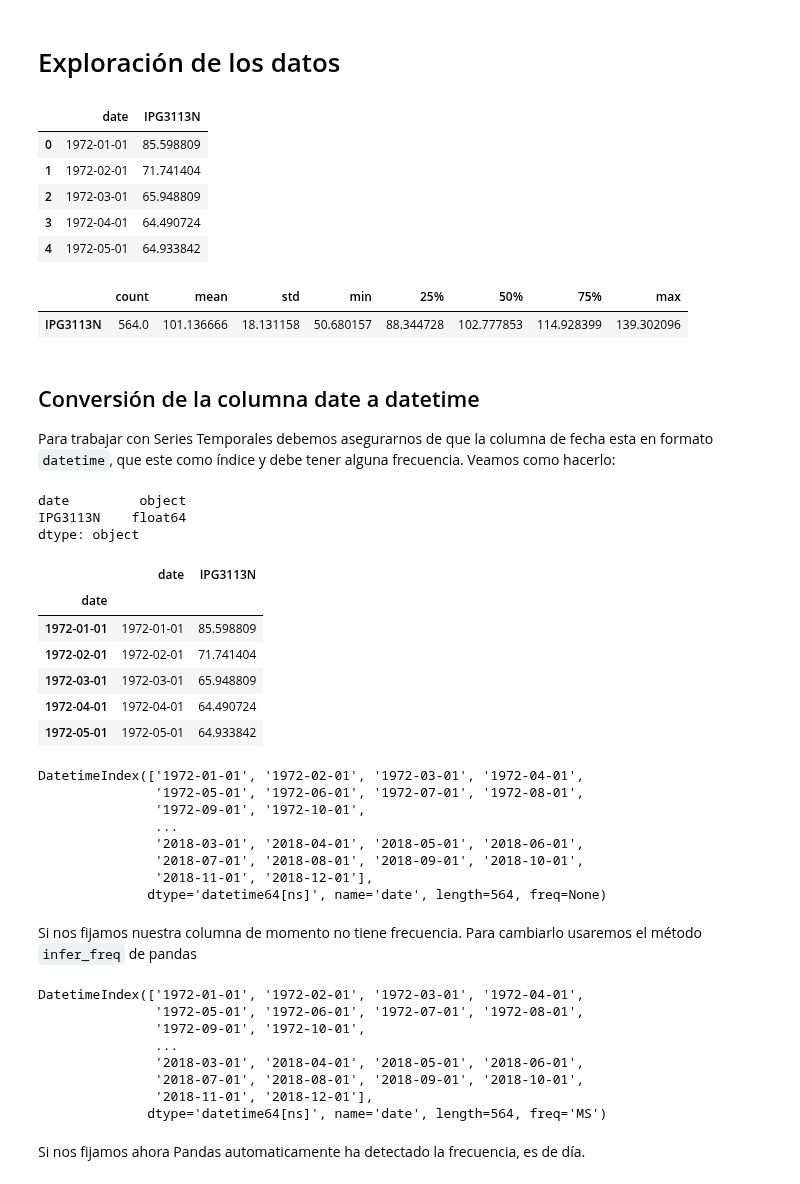
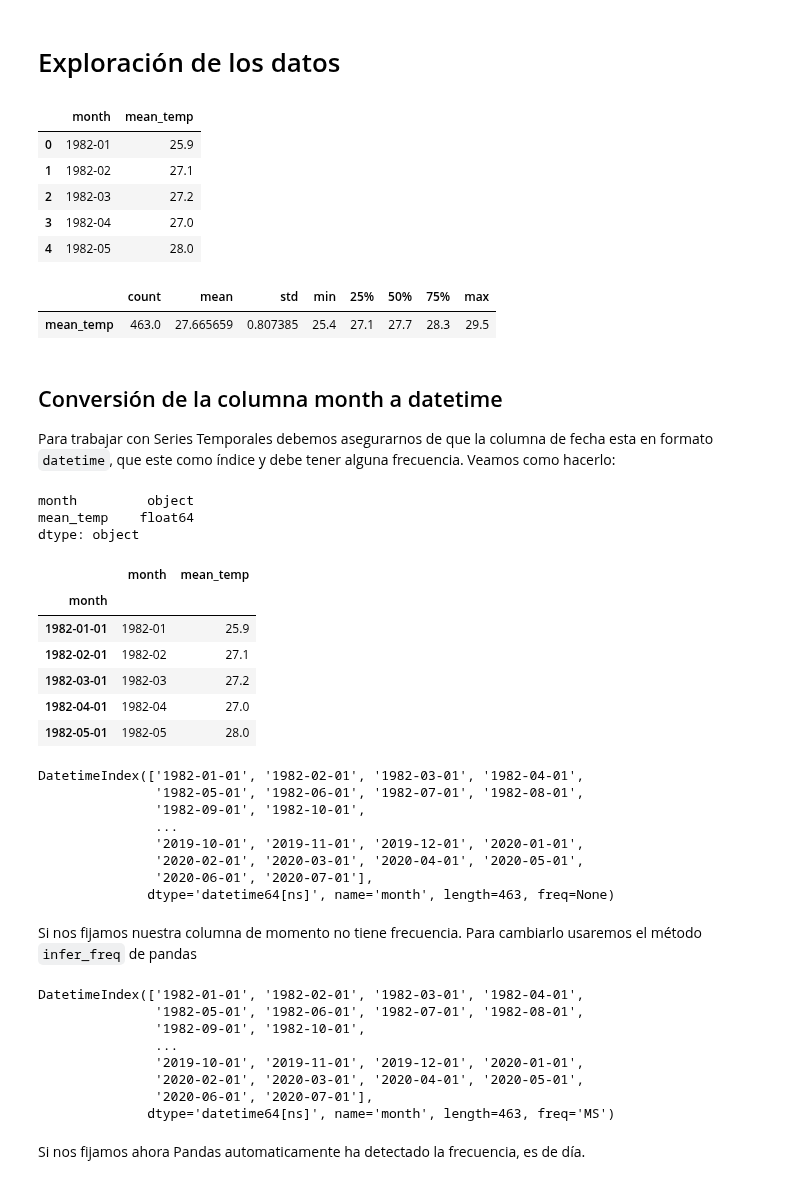
Before and after one commit to Ironhack-Part-Time-Enero2022/apuntes-clases, a Jupyter notebook: semana-20/20.2-time-series-estacionario.ipynb, the cells around one changed output. Drawn from its saved outputs; the diff is of its cells as text; code cells hidden in the pictures.

```diff
--- a/semana-20/20.2-time-series-estacionario.ipynb
+++ b/semana-20/20.2-time-series-estacionario.ipynb
@@ -52,67 +53,67 @@ Cuando estamos trabajando con Series Temporales nos tenemos que hacer las siguie
 # %% [markdown]
 # Exploración de los datos
 # %%
-df = pd.read_csv("data/caramelos.csv", index_col = 0)
+df = pd.read_csv("data/data2.csv")
 df.head()
 # %% [output]
-|  | date | IPG3113N |
-| 0 | 1972-01-01 | 85.598809 |
-| 1 | 1972-02-01 | 71.741404 |
-| 2 | 1972-03-01 | 65.948809 |
-| 3 | 1972-04-01 | 64.490724 |
-| 4 | 1972-05-01 | 64.933842 |
+|  | month | mean_temp |
+| 0 | 1982-01 | 25.9 |
+| 1 | 1982-02 | 27.1 |
+| 2 | 1982-03 | 27.2 |
+| 3 | 1982-04 | 27.0 |
+| 4 | 1982-05 | 28.0 |
 # %%
 df.describe().T
 # %% [output]
 |  | count | mean | std | min | 25% | 50% | 75% | max |
-| IPG3113N | 564.0 | 101.136666 | 18.131158 | 50.680157 | 88.344728 | 102.777853 | 114.928399 | 139.302096 |
+| mean_temp | 463.0 | 27.665659 | 0.807385 | 25.4 | 27.1 | 27.7 | 28.3 | 29.5 |
 # %% [markdown]
-## Conversión de la columna date a datetime
+## Conversión de la columna month a datetime
 Para trabajar con Series Temporales debemos asegurarnos de que la columna de fecha esta en formato `datetime`, que este como índice y debe tener alguna frecuencia. Veamos como hacerlo:
 # %%
 df.dtypes
 # %% [output]
-date         object
-IPG3113N    float64
+month         object
+mean_temp    float64
 dtype: object
 # %%
 # colocamos la columna a datetime y la ponemos como índice
-df.index = pd.to_datetime(df["date"])
+df.index = pd.to_datetime(df["month"])
 df.head()
 # %% [output]
-|  | date | IPG3113N |
-| date |  |  |
-| 1972-01-01 | 1972-01-01 | 85.598809 |
-| 1972-02-01 | 1972-02-01 | 71.741404 |
-| 1972-03-01 | 1972-03-01 | 65.948809 |
-| 1972-04-01 | 1972-04-01 | 64.490724 |
-| 1972-05-01 | 1972-05-01 | 64.933842 |
+|  | month | mean_temp |
+| month |  |  |
+| 1982-01-01 | 1982-01 | 25.9 |
+| 1982-02-01 | 1982-02 | 27.1 |
+| 1982-03-01 | 1982-03 | 27.2 |
+| 1982-04-01 | 1982-04 | 27.0 |
+| 1982-05-01 | 1982-05 | 28.0 |
 # %%
 # veamos como es nuestro índice
 df.index
 # %% [output]
-DatetimeIndex(['1972-01-01', '1972-02-01', '1972-03-01', '1972-04-01',
-               '1972-05-01', '1972-06-01', '1972-07-01', '1972-08-01',
-               '1972-09-01', '1972-10-01',
+DatetimeIndex(['1982-01-01', '1982-02-01', '1982-03-01', '1982-04-01',
+               '1982-05-01', '1982-06-01', '1982-07-01', '1982-08-01',
+               '1982-09-01', '1982-10-01',
                ...
-               '2018-03-01', '2018-04-01', '2018-05-01', '2018-06-01',
-               '2018-07-01', '2018-08-01', '2018-09-01', '2018-10-01',
-               '2018-11-01', '2018-12-01'],
-              dtype='datetime64[ns]', name='date', length=564, freq=None)
+               '2019-10-01', '2019-11-01', '2019-12-01', '2020-01-01',
+               '2020-02-01', '2020-03-01', '2020-04-01', '2020-05-01',
+               '2020-06-01', '2020-07-01'],
+              dtype='datetime64[ns]', name='month', length=463, freq=None)
 # %% [markdown]
 Si nos fijamos nuestra columna de momento no tiene frecuencia. Para cambiarlo usaremos el método `infer_freq` de pandas
 # %%
 df.index.freq = pd.infer_freq(df.index)
 df.index
 # %% [output]
-DatetimeIndex(['1972-01-01', '1972-02-01', '1972-03-01', '1972-04-01',
-               '1972-05-01', '1972-06-01', '1972-07-01', '1972-08-01',
-               '1972-09-01', '1972-10-01',
+DatetimeIndex(['1982-01-01', '1982-02-01', '1982-03-01', '1982-04-01',
+               '1982-05-01', '1982-06-01', '1982-07-01', '1982-08-01',
+               '1982-09-01', '1982-10-01',
                ...
-               '2018-03-01', '2018-04-01', '2018-05-01', '2018-06-01',
-               '2018-07-01', '2018-08-01', '2018-09-01', '2018-10-01',
-               '2018-11-01', '2018-12-01'],
-              dtype='datetime64[ns]', name='date', length=564, freq='MS')
+               '2019-10-01', '2019-11-01', '2019-12-01', '2020-01-01',
+               '2020-02-01', '2020-03-01', '2020-04-01', '2020-05-01',
+               '2020-06-01', '2020-07-01'],
+              dtype='datetime64[ns]', name='month', length=463, freq='MS')
 # %% [markdown]
 Si nos fijamos ahora Pandas automaticamente ha detectado la frecuencia, es de día.
 # %%
```
Also changed, not shown: parts of 47 cells of this notebook, 5 other files.
